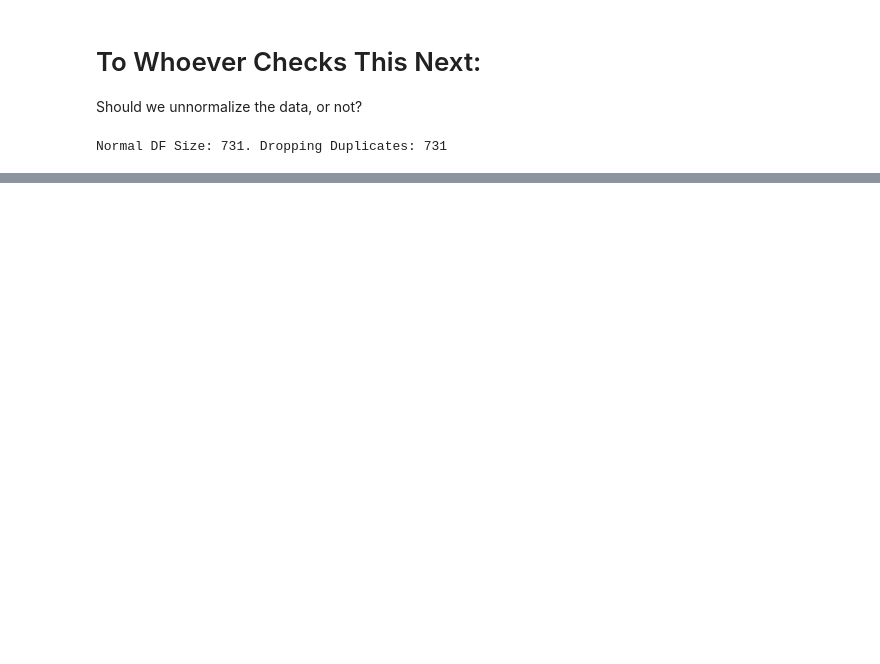
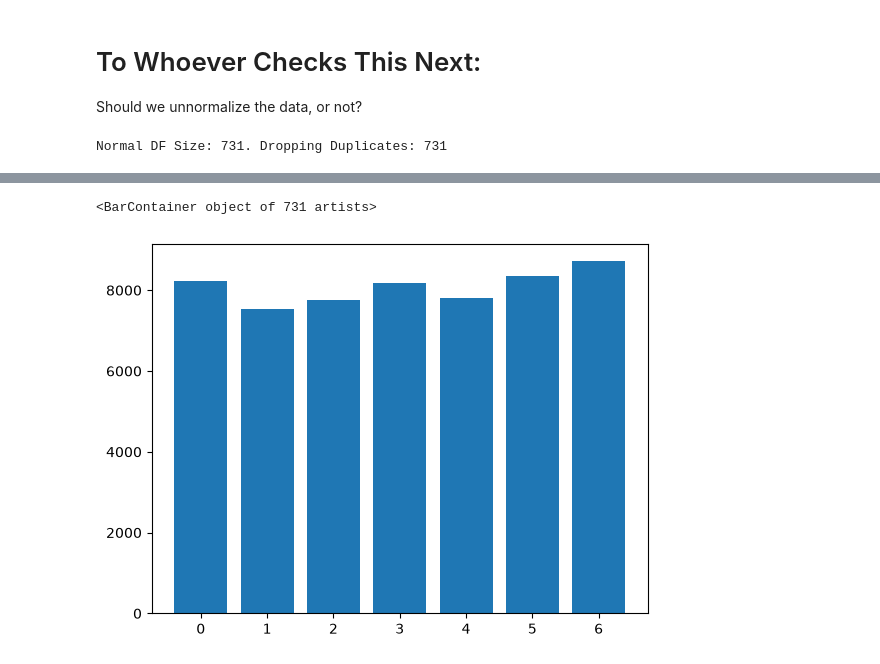
Before and after one commit to nageshwarsam/320-Final-Project, a Jupyter notebook: Data_Cleaning.ipynb, the cells around one changed output, grey strips where cells are left out. Cells and saved outputs as stored; diff of their text form; code cells hidden in the pictures; blank space fills up the shorter version.

```diff
--- a/Data_Cleaning.ipynb
+++ b/Data_Cleaning.ipynb
@@ -37,7 +38,7 @@ df = pd.read_csv("Data/day.csv")
 
 # converting dteday column into a datetime object, moving, then deleting original dteday column
 df['date'] = pd.to_datetime(df['dteday'])
-df = df.drop(columns = ["instant", "dteday"], axis = 1)
+df = df.drop(columns = ["instant", "dteday"])
 df = df.rename(columns = {"temp": "temp_norm", "atemp": "atemp_norm"})
 df.head(5)
 # %% [output]
@@ -97,0 +135,5 @@ Normal DF Size: 731. Dropping Duplicates: 731
+# %%
+plt.bar(df['weekday'], df['cnt'])
+# %% [output]
+<BarContainer object of 731 artists>
+[figure, added]
```
Also changed, not shown: parts of 5 cells of this notebook.
